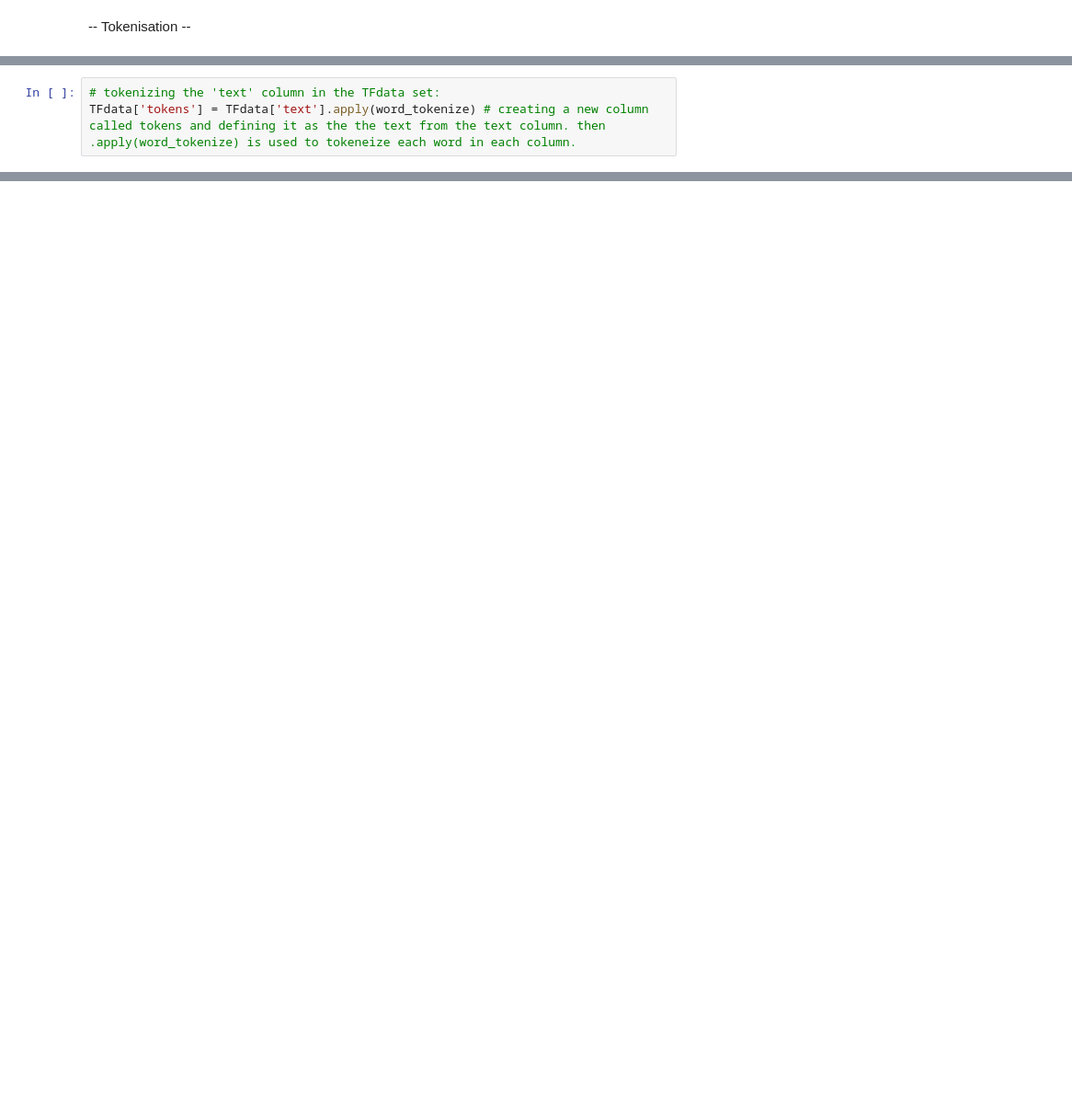
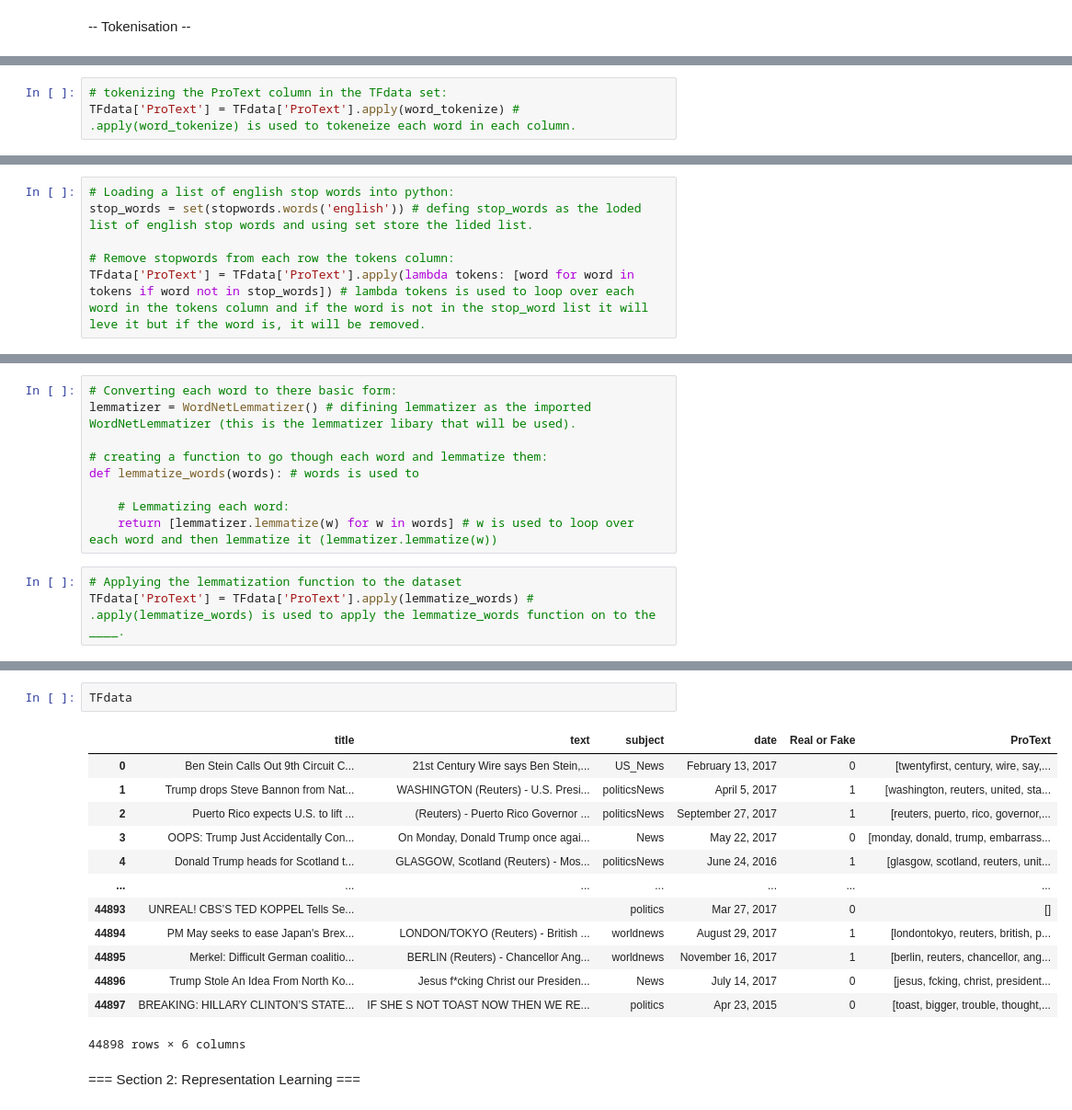
Before and after one commit to Matty024/NLP-Fake-and-Real-News, a Jupyter notebook: true or fake news (NLP Assessment).ipynb, the cells around one changed output, grey strips where cells are left out. Shown: that part at 92% size. Cells and saved outputs as stored; diff of their text form; blank space fills up the shorter version.

```diff
--- a/true or fake news (NLP Assessment).ipynb
+++ b/true or fake news (NLP Assessment).ipynb
@@ -237,3 +272,3 @@ True
 # %%
-# tokenizing the 'text' column in the TFdata set:
-TFdata['tokens'] = TFdata['text'].apply(word_tokenize) # creating a new column called tokens and defining it as the the text from the text column. then .apply(word_tokenize) is used to tokeneize each word in each column.
+# tokenizing the ProText column in the TFdata set:
+TFdata['ProText'] = TFdata['ProText'].apply(word_tokenize) # .apply(word_tokenize) is used to tokeneize each word in each column.
@@ -248,0 +302,6 @@ as seen above the text class has now been tokenised and saved into a new coulmn
+# %%
+# Loading a list of english stop words into python:
+stop_words = set(stopwords.words('english')) # defing stop_words as the loded list of english stop words and using set store the lided list.
+
+# Remove stopwords from each row the tokens column:
+TFdata['ProText'] = TFdata['ProText'].apply(lambda tokens: [word for word in tokens if word not in stop_words]) # lambda tokens is used to loop over each word in the tokens column and if the word is not in the stop_word list it will leve it but if the word is, it will be removed.
@@ -248,0 +340,12 @@ as seen above the text class has now been tokenised and saved into a new coulmn
+# %%
+# Converting each word to there basic form:
+lemmatizer = WordNetLemmatizer() # difining lemmatizer as the imported WordNetLemmatizer (this is the lemmatizer libary that will be used).
+
+# creating a function to go though each word and lemmatize them:
+def lemmatize_words(words): # words is used to
+
+    # Lemmatizing each word:
+    return [lemmatizer.lemmatize(w) for w in words] # w is used to loop over each word and then lemmatize it (lemmatizer.lemmatize(w))
+# %%
+# Applying the lemmatization function to the dataset
+TFdata['ProText'] = TFdata['ProText'].apply(lemmatize_words) # .apply(lemmatize_words) is used to apply the lemmatize_words function on to the ____.
@@ -248,0 +369,18 @@ as seen above the text class has now been tokenised and saved into a new coulmn
+# %%
+TFdata
+# %% [output]
+|  | title | text | subject | date | Real or Fake | ProText |
+| 0 | Ben Stein Calls Out 9th Circuit C... | 21st Century Wire says Ben Stein,... | US_News | February 13, 2017 | 0 | [twentyfirst, century, wire, say,... |
+| 1 | Trump drops Steve Bannon from Nat... | WASHINGTON (Reuters) - U.S. Presi... | politicsNews | April 5, 2017 | 1 | [washington, reuters, united, sta... |
+| 2 | Puerto Rico expects U.S. to lift ... | (Reuters) - Puerto Rico Governor ... | politicsNews | September 27, 2017 | 1 | [reuters, puerto, rico, governor,... |
+| 3 | OOPS: Trump Just Accidentally Con... | On Monday, Donald Trump once agai... | News | May 22, 2017 | 0 | [monday, donald, trump, embarrass... |
+| 4 | Donald Trump heads for Scotland t... | GLASGOW, Scotland (Reuters) - Mos... | politicsNews | June 24, 2016 | 1 | [glasgow, scotland, reuters, unit... |
+| ... | ... | ... | ... | ... | ... | ... |
+| 44893 | UNREAL! CBS’S TED KOPPEL Tells Se... |  | politics | Mar 27, 2017 | 0 | [] |
+| 44894 | PM May seeks to ease Japan's Brex... | LONDON/TOKYO (Reuters) - British ... | worldnews | August 29, 2017 | 1 | [londontokyo, reuters, british, p... |
+| 44895 | Merkel: Difficult German coalitio... | BERLIN (Reuters) - Chancellor Ang... | worldnews | November 16, 2017 | 1 | [berlin, reuters, chancellor, ang... |
+| 44896 | Trump Stole An Idea From North Ko... | Jesus f*cking Christ our Presiden... | News | July 14, 2017 | 0 | [jesus, fcking, christ, president... |
+| 44897 | BREAKING: HILLARY CLINTON’S STATE... | IF SHE S NOT TOAST NOW THEN WE RE... | politics | Apr 23, 2015 | 0 | [toast, bigger, trouble, thought,... |
+44898 rows × 6 columns
+# %% [markdown]
+=== Section 2: Representation Learning ===
```
Also changed, not shown: parts of 27 cells of this notebook.
